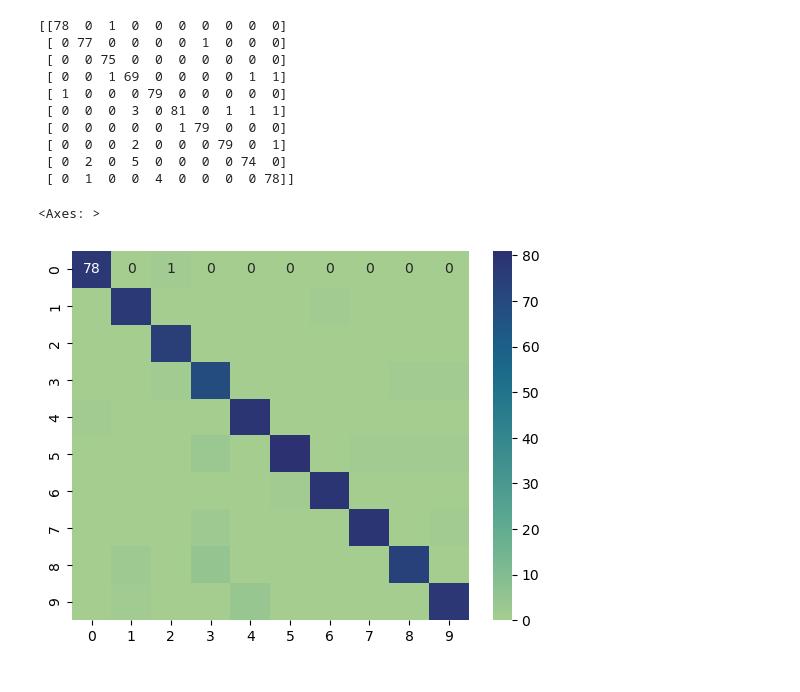
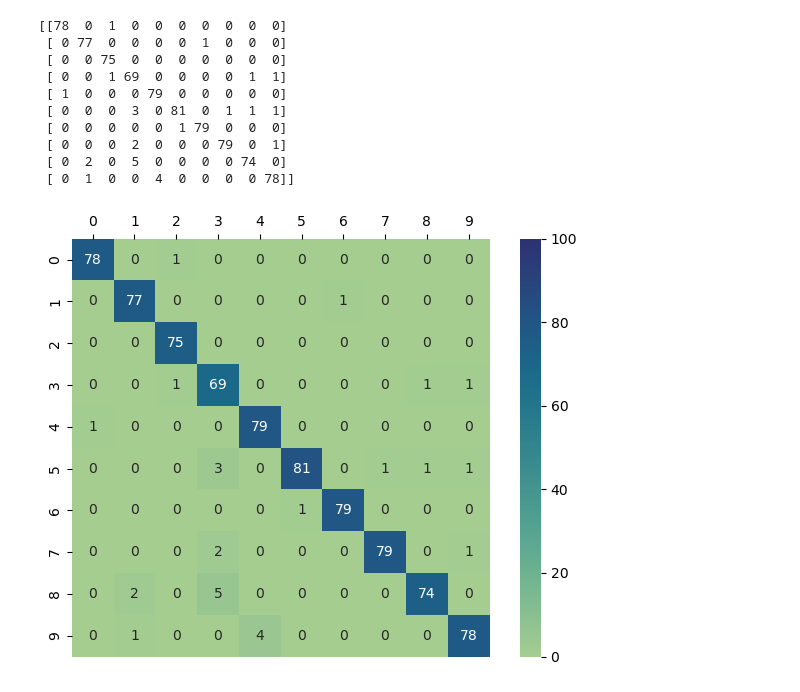
Before and after one commit to omidshafiee/DS, a Jupyter notebook: 04- ML/02- Classification/01- SVM MNIST Classification.ipynb, the cells around one changed output. Saved outputs shown, nothing was run; the diff lists cells and outputs as text; code cells hidden in the pictures.

```diff
--- a/04- ML/02- Classification/01- SVM MNIST Classification.ipynb
+++ b/04- ML/02- Classification/01- SVM MNIST Classification.ipynb
@@ -217,7 +217,8 @@ print(confusion_matrix(pred, test_labels))
  [ 0  2  0  5  0  0  0  0 74  0]
  [ 0  1  0  0  4  0  0  0  0 78]]
 # %%
-sns.heatmap(confusion_matrix(pred, test_labels), annot=True, cmap='crest')
+ax = sns.heatmap(confusion_matrix(pred, test_labels), square=True, fmt='d' ,annot=True, cmap='crest', vmax=100)
+ax.xaxis.tick_top()
+plt.tight_layout()
 # %% [output]
-<Axes: >
-[figure, old version]
+[figure, new version]
```
Also changed, not shown: 2 other files.
